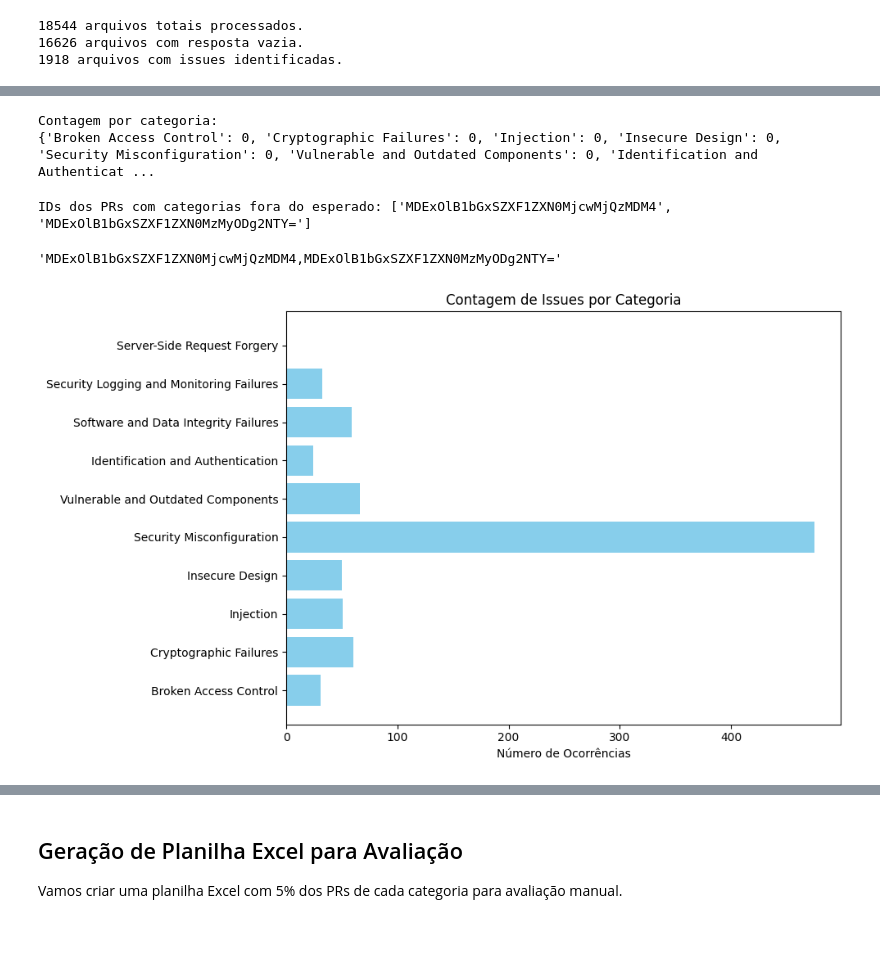
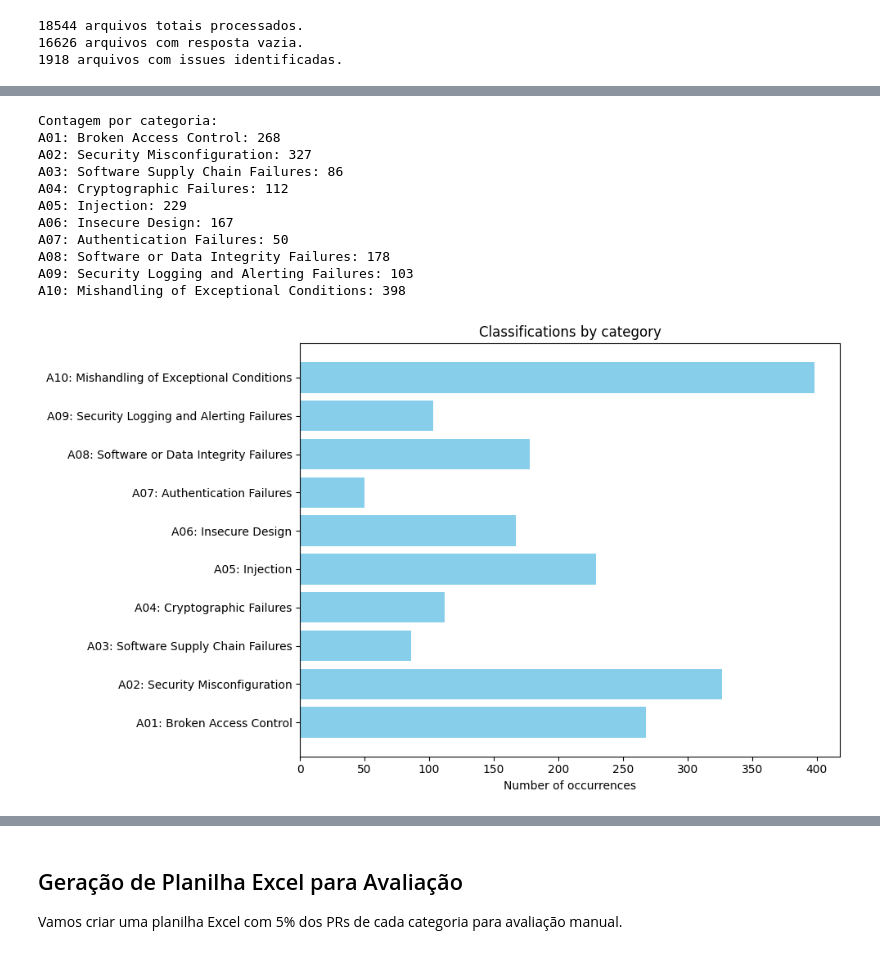
Before and after one commit to estersassis/llm-pr-security-classifier, a Jupyter notebook: notebooks/gemini_analysis.ipynb, the cells around one changed output, grey strips where cells are left out. Drawn from its saved outputs; the diff is of its cells as text; code cells hidden in the pictures.

Commit message:
chore: update Gemini analysis notebook with improved execution counts and output handling; enhance evaluation sample and plot statistics for better performance metrics

```diff
--- a/notebooks/gemini_analysis.ipynb
+++ b/notebooks/gemini_analysis.ipynb
@@ -21,13 +28,40 @@ print(f"{contar_arquivos(pasta)} arquivos encontrados.")
 # %%
-with open("../django_gemini_3.1-flash-lite_0.json", "r", encoding="utf-8") as f:
+with open("../data/django_gemini_3.1-flash-lite_0.json", "r", encoding="utf-8") as f:
     data = json.load(f)
-    print(f"{len(data)} arquivos totais processados.")
 
-count_empty_responses = sum(1 for item in data if item.get('owasp_category') == "NONE")
-count_issues_responses = len(data) - count_empty_responses
-print(f"{count_empty_responses} arquivos com resposta vazia.")
-print(f"{count_issues_responses} arquivos com issues identificadas.")
+general_stats(data)
 # %% [output]
 18544 arquivos totais processados.
 16626 arquivos com resposta vazia.
 1918 arquivos com issues identificadas.
+# %%
+def analyze_pr_ids(data):
+    prs_ids = [item['pr_id'] for item in data]
+    prs_ids_pasta = [item.name.replace(".json", "") for item in pasta.iterdir()]
+
+    count_prs_ids_pasta = 0
+    not_processed_prs = []
+    for id in prs_ids_pasta:
+        if id not in prs_ids:
+            count_prs_ids_pasta += 1
+            not_processed_prs.append(id)
+    print(f"{count_prs_ids_pasta} PRs IDs no Django mas não processados.")
+
+    count_invented_prs = 0
+    invented_prs = []
+    for id in prs_ids:
+        if id not in prs_ids_pasta:
+            count_invented_prs += 1
+            invented_prs.append(id)
+    print(f"{count_invented_prs} PRs IDs inventados.")
+
+    count_duplicates = 0
+    duplicates = [item for item in prs_ids if prs_ids.count(item) > 1]
+    for item in duplicates:
+        count_duplicates += 1
+    print(f"{count_duplicates} PRs IDs duplicados.")
+
+    return not_processed_prs, invented_prs, duplicates
+
+
+not_processed_prs, invented_prs, duplicates = analyze_pr_ids(data)
@@ -57,46 +162,35 @@ for item in data:
         pass
 
 print("Contagem por categoria:")
-print(categorias_count)
+for categoria, count in categorias_count.items():
+    print(f"{categoria}: {count}")
 # %% [output]
 Contagem por categoria:
-{'Broken Access Control': 0, 'Cryptographic Failures': 0, 'Injection': 0, 'Insecure Design': 0, 'Security Misconfiguration': 0, 'Vulnerable and Outdated Components': 0, 'Identification and Authenticat ...
+A01: Broken Access Control: 268
+A02: Security Misconfiguration: 327
+A03: Software Supply Chain Failures: 86
+A04: Cryptographic Failures: 112
+A05: Injection: 229
+A06: Insecure Design: 167
+A07: Authentication Failures: 50
+A08: Software or Data Integrity Failures: 178
+A09: Security Logging and Alerting Failures: 103
+A10: Mishandling of Exceptional Conditions: 398
 # %%
 # Category names that were not in the predefined list
 if other_categories:
     print("\nCategorias adicionais encontradas:")
     for categoria, count in other_categories.items():
         print(f"{categoria}: {count}")
-# %%
-# Pega IDs dos PRs que tiveram categorias fora do esperado
-ids_categorias_fora = []
-for item in data:
-    issues = item.get('issues', [])
-    if type(issues) is dict:
-        issues = [issues]
-
-    for issue in issues:
-        if type(issue) is not dict:
-            continue
-        categoria = issue.get('category')
-        if categoria not in categorias_count:
-            ids_categorias_fora.append(item.get('id'))
-print(f"\nIDs dos PRs com categorias fora do esperado: {ids_categorias_fora}")
-# %% [output]
-IDs dos PRs com categorias fora do esperado: ['MDExOlB1bGxSZXF1ZXN0MjcwMjQzMDM4', 'MDExOlB1bGxSZXF1ZXN0MzMyODg2NTY=']
-# %%
-str(ids_categorias_fora).replace("'", "").replace("[", "").replace("]", "").replace(" ", "")
-# %% [output]
-'MDExOlB1bGxSZXF1ZXN0MjcwMjQzMDM4,MDExOlB1bGxSZXF1ZXN0MzMyODg2NTY='
 # %%
 import matplotlib.pyplot as plt
 labels = list(categorias_count.keys())
 values = list(categorias_count.values())
 plt.figure(figsize=(10,6))
 plt.barh(labels, values, color='skyblue')
-plt.xlabel('Número de Ocorrências')
-plt.title('Contagem de Issues por Categoria')
+plt.xlabel('Number of occurrences')
+plt.title('Classifications by category')
 plt.tight_layout()
 plt.show()
 # %% [output]
-[figure, old version]
+[figure, new version]
```
Also changed, not shown: parts of 13 cells of this notebook, 4 other files.
